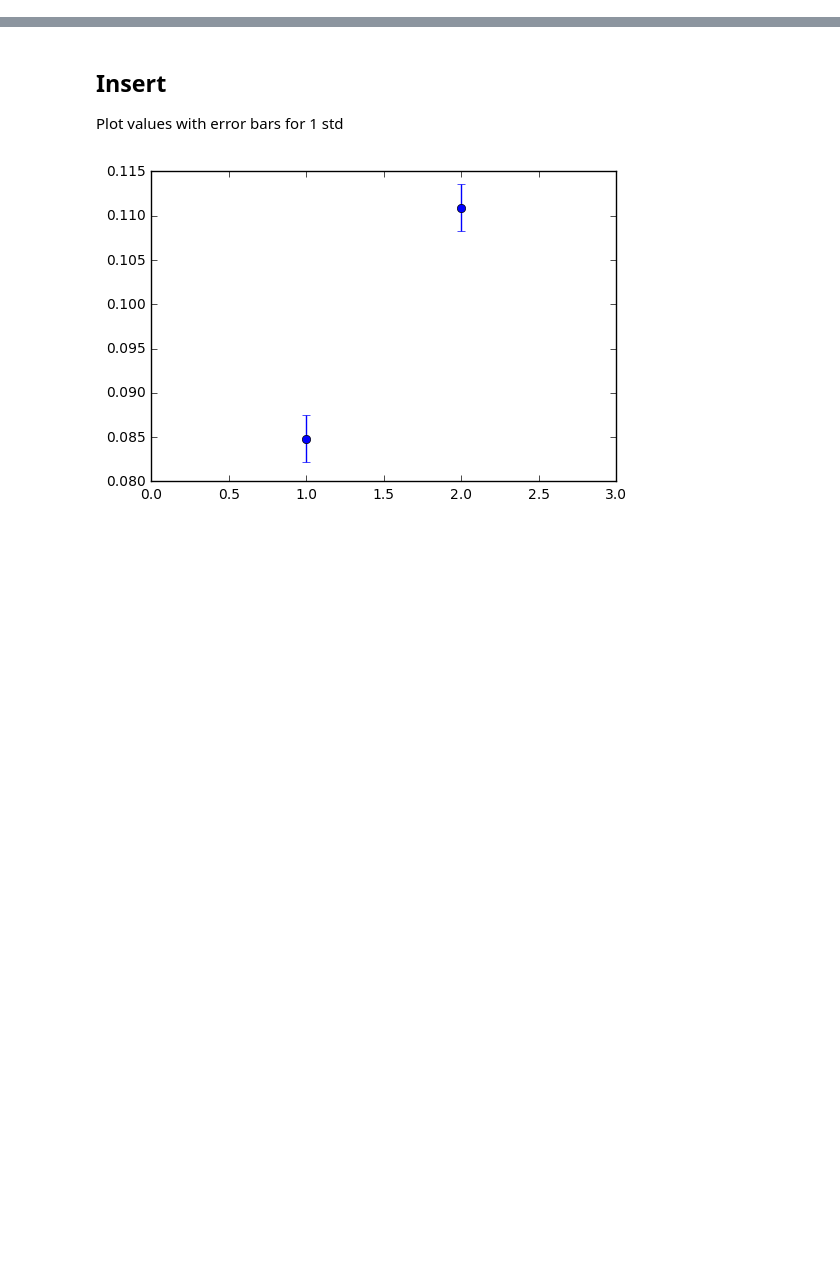
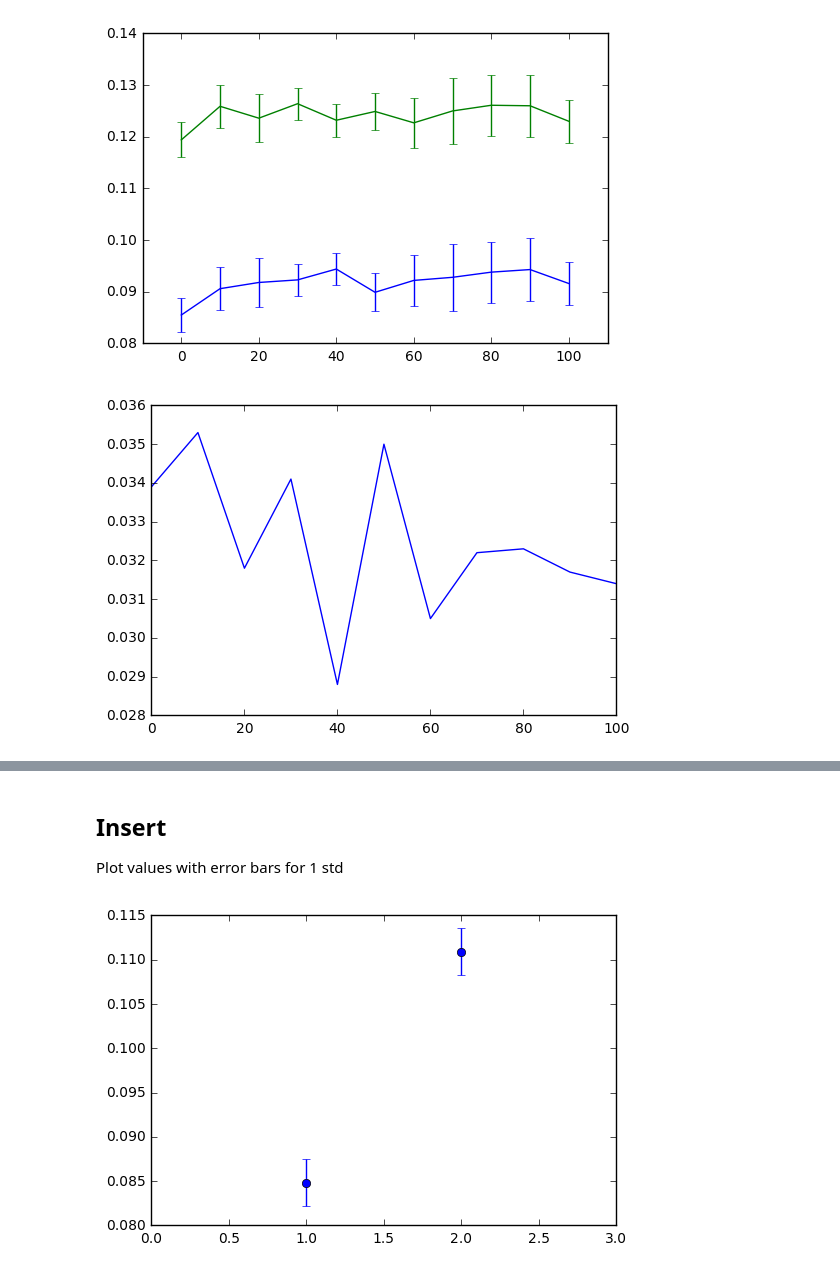
Before and after one commit to ezig/shilldb, a Jupyter notebook: experiments/queries/microbenchmarks.ipynb, the cells around one changed output, grey strips where cells are left out. Drawn from its saved outputs; the diff is of its cells as text; code cells hidden in the pictures; blank space fills up the shorter version.

```diff
--- a/experiments/queries/microbenchmarks.ipynb
+++ b/experiments/queries/microbenchmarks.ipynb
@@ -19,3 +19,8 @@ def plot_benchmark(fsuffix):
     plt.show()
 
     (s.mean() - d.mean())[1:].plot()
+# %%
+plot_benchmark("aaa")
+# %% [output]
+[figure, added]
+[figure, added]
```
Also changed, not shown: parts of 1 cell of this notebook, 2 other files.
